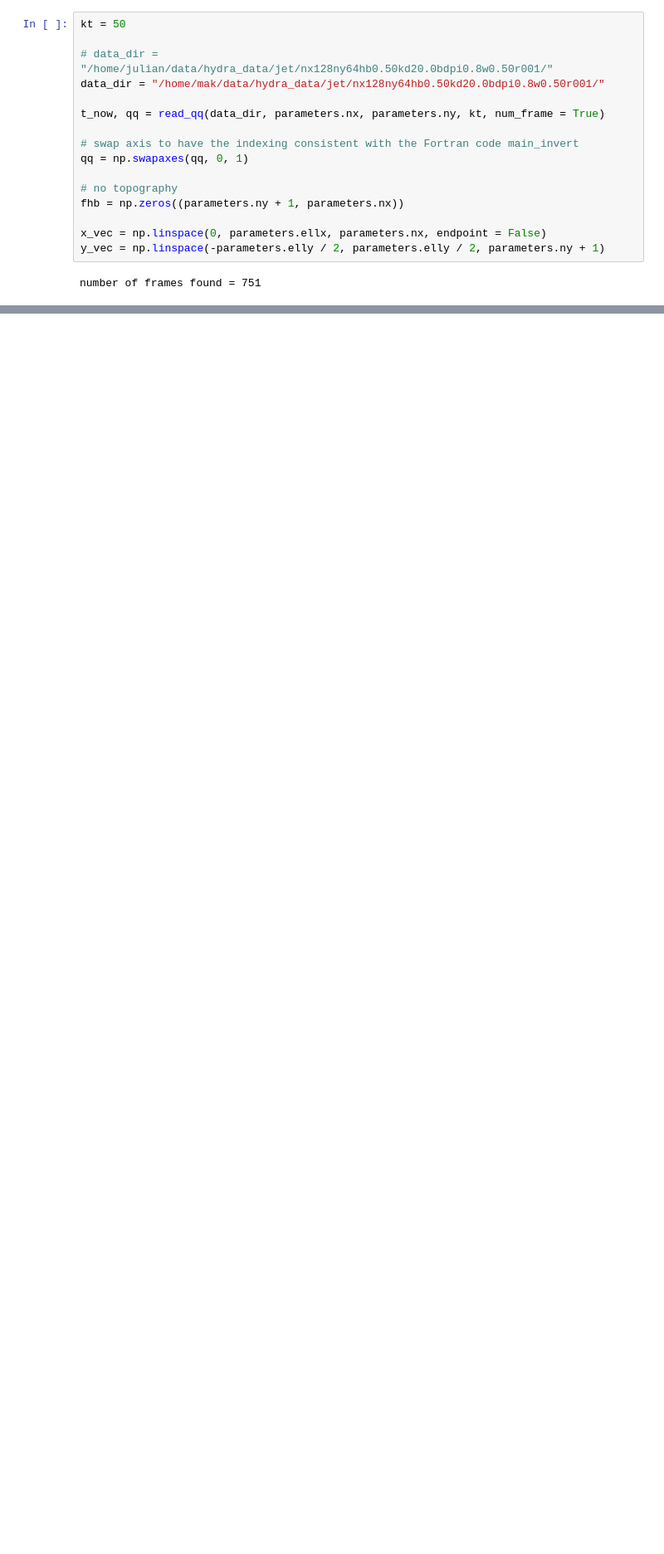
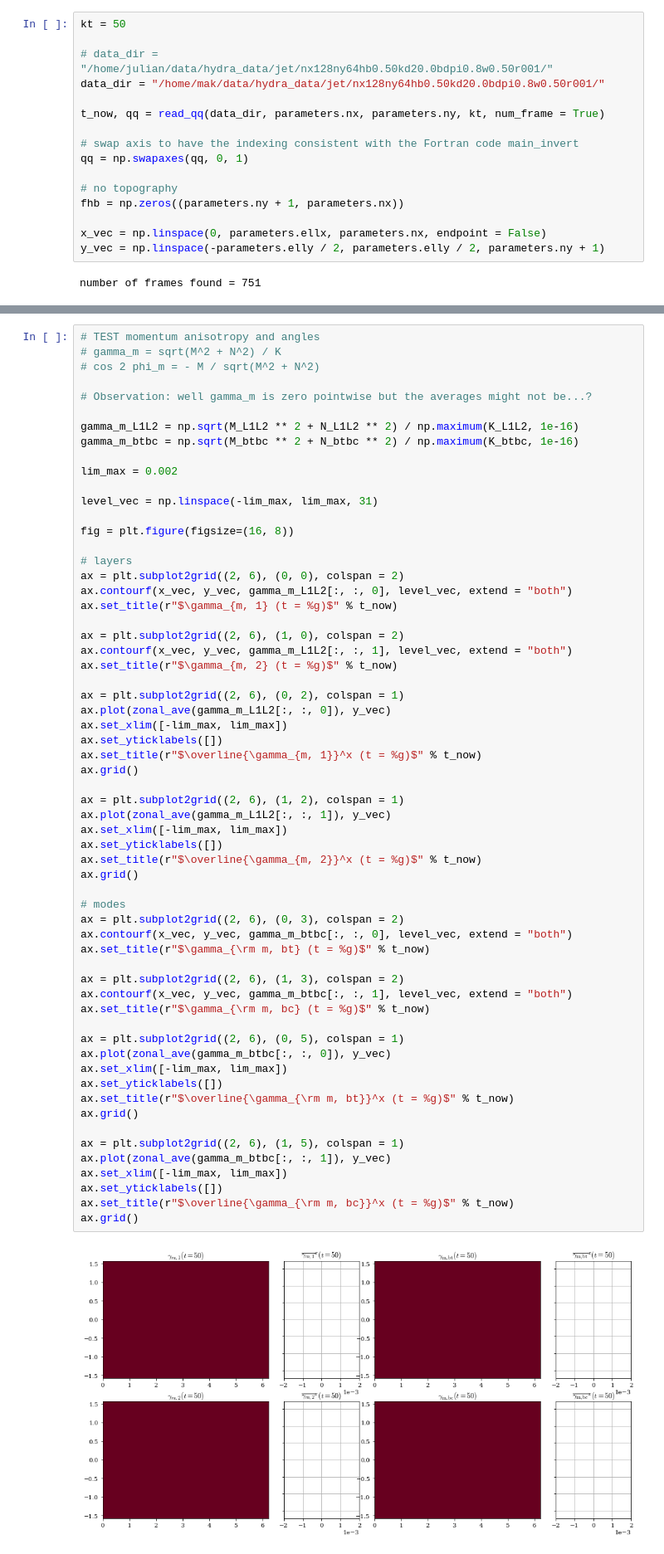
Before and after one commit to julianmak/pydra, a Jupyter notebook: wrapper/calc_GEOMETRIC.ipynb, the cells around one changed output, grey strips where cells are left out. Shown at 83% size. Cells and saved outputs as stored; diff of their text form; blank space fills up the shorter version.

```diff
--- a/wrapper/calc_GEOMETRIC.ipynb
+++ b/wrapper/calc_GEOMETRIC.ipynb
@@ -226,0 +227,63 @@ ax.grid()
+# %%
+# TEST momentum anisotropy and angles
+# gamma_m = sqrt(M^2 + N^2) / K
+# cos 2 phi_m = - M / sqrt(M^2 + N^2)
+
+# Observation: well gamma_m is zero pointwise but the averages might not be...?
+
+gamma_m_L1L2 = np.sqrt(M_L1L2 ** 2 + N_L1L2 ** 2) / np.maximum(K_L1L2, 1e-16)
+gamma_m_btbc = np.sqrt(M_btbc ** 2 + N_btbc ** 2) / np.maximum(K_btbc, 1e-16)
+
+lim_max = 0.002
+
+level_vec = np.linspace(-lim_max, lim_max, 31)
+
+fig = plt.figure(figsize=(16, 8))
+
+# layers
+ax = plt.subplot2grid((2, 6), (0, 0), colspan = 2)
+ax.contourf(x_vec, y_vec, gamma_m_L1L2[:, :, 0], level_vec, extend = "both")
+ax.set_title(r"$\gamma_{m, 1} (t = %g)$" % t_now)
+
+ax = plt.subplot2grid((2, 6), (1, 0), colspan = 2)
+ax.contourf(x_vec, y_vec, gamma_m_L1L2[:, :, 1], level_vec, extend = "both")
+ax.set_title(r"$\gamma_{m, 2} (t = %g)$" % t_now)
+
+ax = plt.subplot2grid((2, 6), (0, 2), colspan = 1)
+ax.plot(zonal_ave(gamma_m_L1L2[:, :, 0]), y_vec)
+ax.set_xlim([-lim_max, lim_max])
+ax.set_yticklabels([])
+ax.set_title(r"$\overline{\gamma_{m, 1}}^x (t = %g)$" % t_now)
+ax.grid()
+
+ax = plt.subplot2grid((2, 6), (1, 2), colspan = 1)
+ax.plot(zonal_ave(gamma_m_L1L2[:, :, 1]), y_vec)
+ax.set_xlim([-lim_max, lim_max])
+ax.set_yticklabels([])
+ax.set_title(r"$\overline{\gamma_{m, 2}}^x (t = %g)$" % t_now)
+ax.grid()
+
+# modes
+ax = plt.subplot2grid((2, 6), (0, 3), colspan = 2)
+ax.contourf(x_vec, y_vec, gamma_m_btbc[:, :, 0], level_vec, extend = "both")
+ax.set_title(r"$\gamma_{\rm m, bt} (t = %g)$" % t_now)
+
+ax = plt.subplot2grid((2, 6), (1, 3), colspan = 2)
+ax.contourf(x_vec, y_vec, gamma_m_btbc[:, :, 1], level_vec, extend = "both")
+ax.set_title(r"$\gamma_{\rm m, bc} (t = %g)$" % t_now)
+
+ax = plt.subplot2grid((2, 6), (0, 5), colspan = 1)
+ax.plot(zonal_ave(gamma_m_btbc[:, :, 0]), y_vec)
+ax.set_xlim([-lim_max, lim_max])
+ax.set_yticklabels([])
+ax.set_title(r"$\overline{\gamma_{\rm m, bt}}^x (t = %g)$" % t_now)
+ax.grid()
+
+ax = plt.subplot2grid((2, 6), (1, 5), colspan = 1)
+ax.plot(zonal_ave(gamma_m_btbc[:, :, 1]), y_vec)
+ax.set_xlim([-lim_max, lim_max])
+ax.set_yticklabels([])
+ax.set_title(r"$\overline{\gamma_{\rm m, bc}}^x (t = %g)$" % t_now)
+ax.grid()
+# %% [output]
+[figure, added]
```
Also changed, not shown: parts of 6 cells of this notebook, 1 other file.
